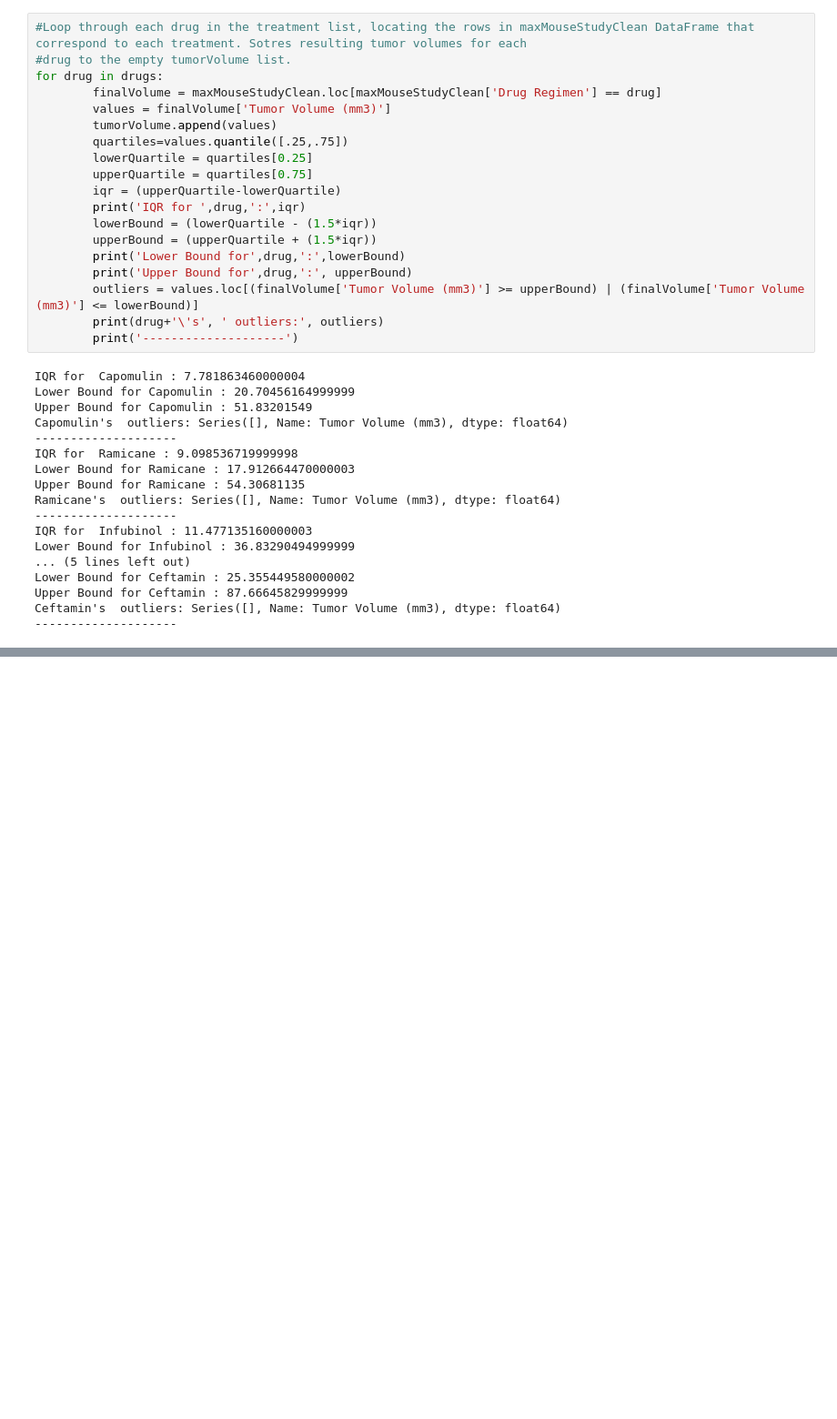
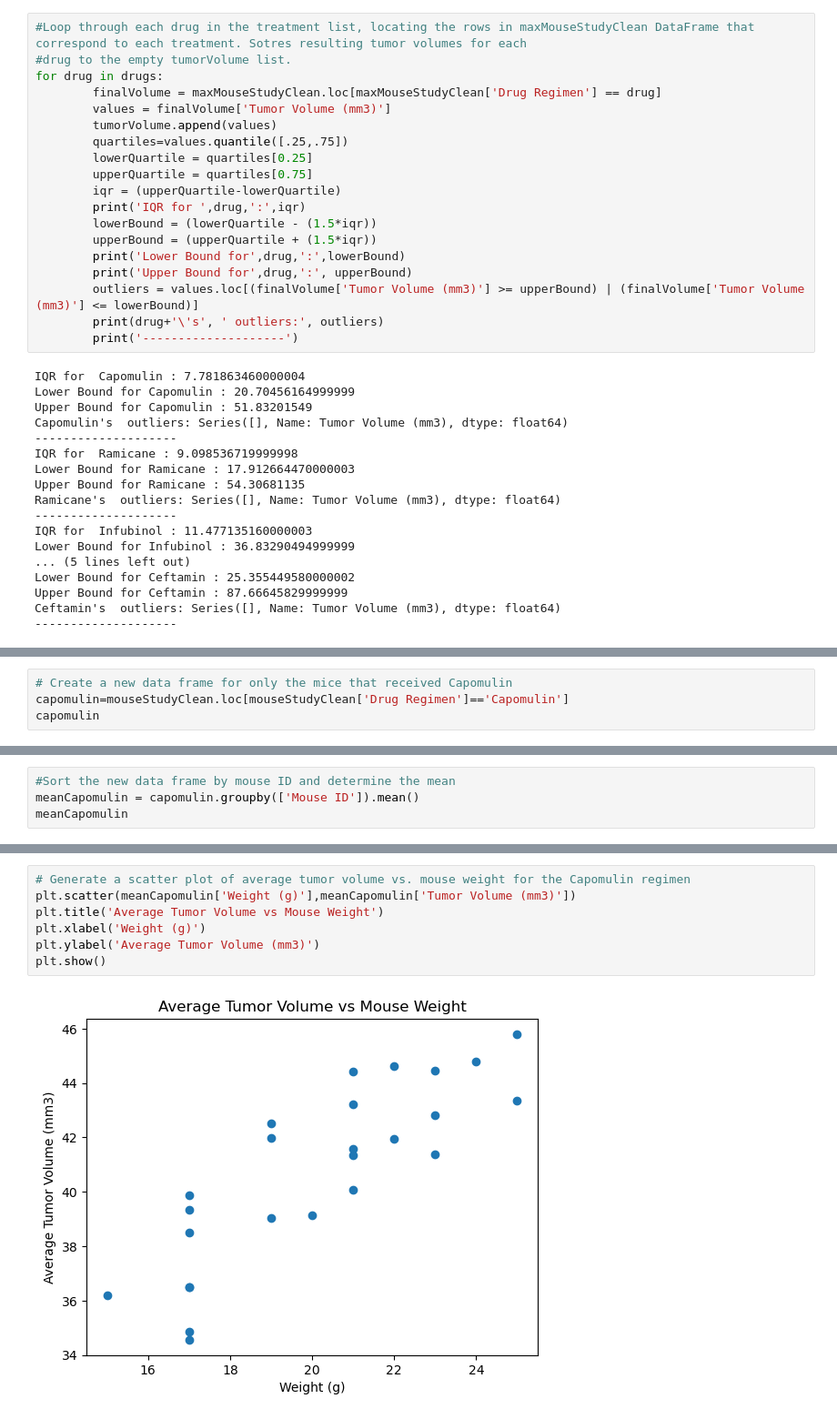
Before and after one commit to JDough89/Pymaceuticals, a Jupyter notebook: pymaceuticals.ipynb, the cells around one changed output, grey strips where cells are left out. Shown at 91% size. Drawn from its saved outputs; the diff is of its cells as text; blank space fills up the shorter version.

```diff
--- a/pymaceuticals.ipynb
+++ b/pymaceuticals.ipynb
@@ -246,0 +279,4 @@ plt.show()
+# %%
+# Create a new data frame for only the mice that received Capomulin
+capomulin=mouseStudyClean.loc[mouseStudyClean['Drug Regimen']=='Capomulin']
+capomulin
@@ -246,0 +297,4 @@ plt.show()
+# %%
+#Sort the new data frame by mouse ID and determine the mean
+meanCapomulin = capomulin.groupby(['Mouse ID']).mean()
+meanCapomulin
@@ -246,0 +320,9 @@ plt.show()
+# %%
+# Generate a scatter plot of average tumor volume vs. mouse weight for the Capomulin regimen
+plt.scatter(meanCapomulin['Weight (g)'],meanCapomulin['Tumor Volume (mm3)'])
+plt.title('Average Tumor Volume vs Mouse Weight')
+plt.xlabel('Weight (g)')
+plt.ylabel('Average Tumor Volume (mm3)')
+plt.show()
+# %% [output]
+[figure, added]
```
Also changed, not shown: parts of 6 cells of this notebook.
